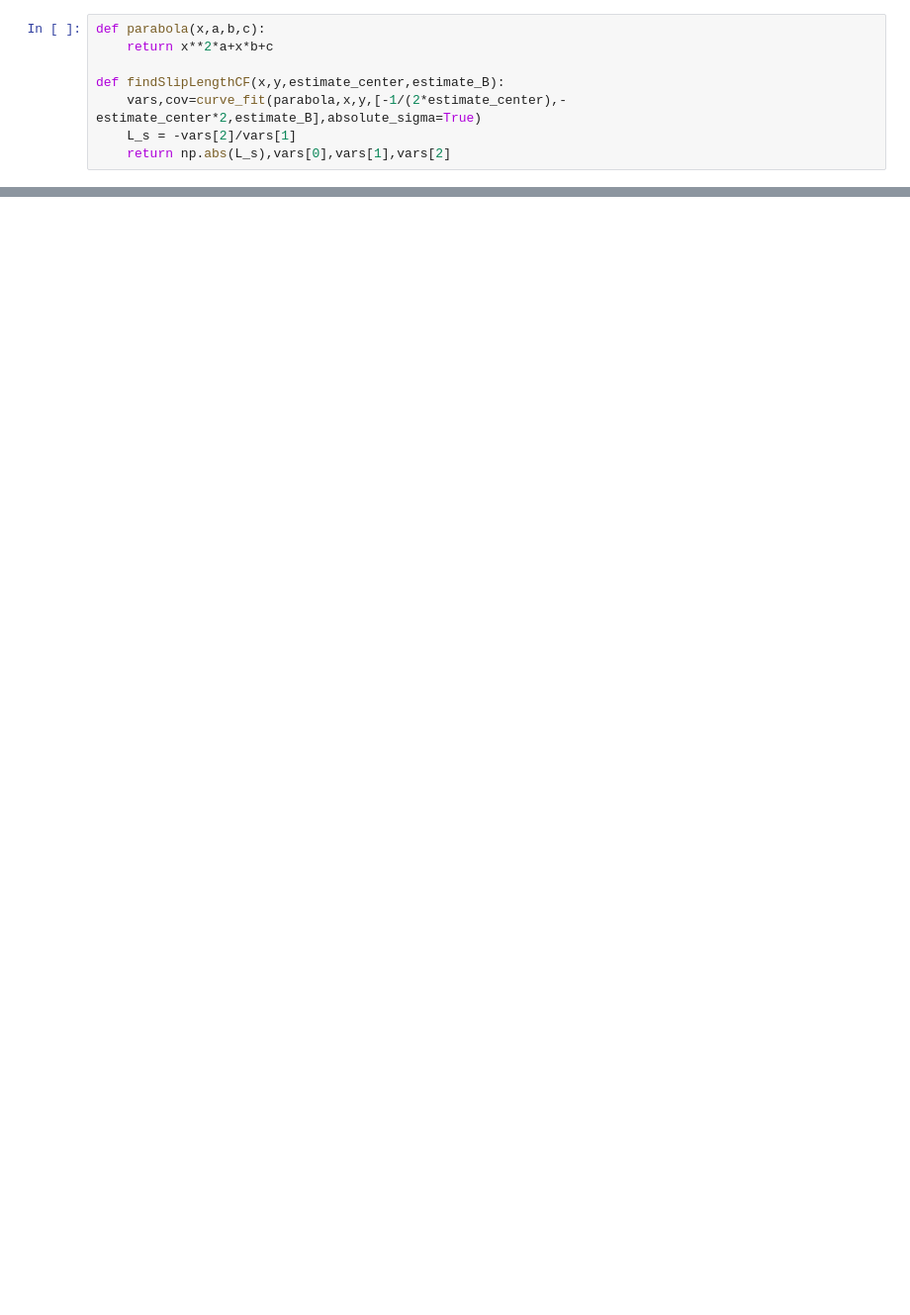
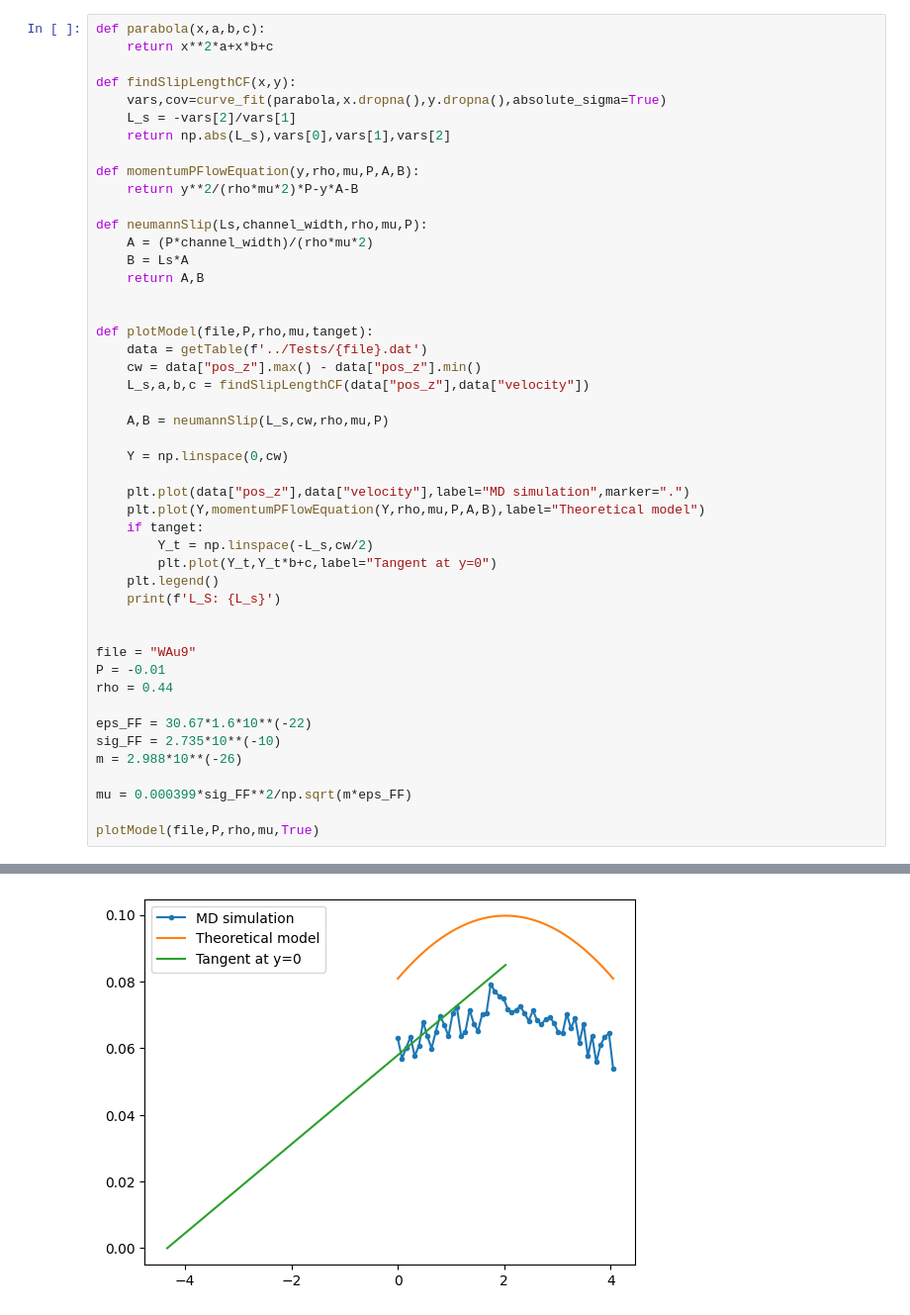
Before and after one commit to Cyandied/MathPhyscisSubjectModuleProject, a Jupyter notebook: MDSimulation/plot.ipynb, the cells around one changed output, grey strips where cells are left out. Shown: that part at 99% size. Saved outputs shown, nothing was run; the diff lists cells and outputs as text; blank space fills up the shorter version.

```diff
--- a/MDSimulation/plot.ipynb
+++ b/MDSimulation/plot.ipynb
@@ -74,8 +92,48 @@ plot(ax,"WAu3","channel width = 15")
-# %%
-def parabola(x,a,b,c):
-    return x**2*a+x*b+c
-
-def findSlipLengthCF(x,y,estimate_center,estimate_B):
-    vars,cov=curve_fit(parabola,x,y,[-1/(2*estimate_center),-estimate_center*2,estimate_B],absolute_sigma=True)
-    L_s = -vars[2]/vars[1]
-    return np.abs(L_s),vars[0],vars[1],vars[2]
+# %%
+def parabola(x,a,b,c):
+    return x**2*a+x*b+c
+
+def findSlipLengthCF(x,y):
+    vars,cov=curve_fit(parabola,x.dropna(),y.dropna(),absolute_sigma=True)
+    L_s = -vars[2]/vars[1]
+    return np.abs(L_s),vars[0],vars[1],vars[2]
+
+def momentumPFlowEquation(y,rho,mu,P,A,B):
+    return y**2/(rho*mu*2)*P-y*A-B
+
+def neumannSlip(Ls,channel_width,rho,mu,P):
+    A = (P*channel_width)/(rho*mu*2)
+    B = Ls*A
+    return A,B
+
+
+def plotModel(file,P,rho,mu,tanget):
+    data = getTable(f'../Tests/{file}.dat')
+    cw = data["pos_z"].max() - data["pos_z"].min()
+    L_s,a,b,c = findSlipLengthCF(data["pos_z"],data["velocity"])
+
+    A,B = neumannSlip(L_s,cw,rho,mu,P)
+
+    Y = np.linspace(0,cw)
+
+    plt.plot(data["pos_z"],data["velocity"],label="MD simulation",marker=".")
+    plt.plot(Y,momentumPFlowEquation(Y,rho,mu,P,A,B),label="Theoretical model")
+    if tanget:
+        Y_t = np.linspace(-L_s,cw/2)
+        plt.plot(Y_t,Y_t*b+c,label="Tangent at y=0")
+    plt.legend()
+    print(f'L_S: {L_s}')
+
+
+file = "WAu9"
+P = -0.01
+rho = 0.44
+
+eps_FF = 30.67*1.6*10**(-22)
+sig_FF = 2.735*10**(-10)
+m = 2.988*10**(-26)
+
+mu = 0.000399*sig_FF**2/np.sqrt(m*eps_FF)
+
+plotModel(file,P,rho,mu,True)
+# %% [output]
@@ -81,0 +141 @@ def findSlipLengthCF(x,y,estimate_center,estimate_B):
+[figure, added]
```
Also changed, not shown: parts of 2 cells of this notebook, 2 other files.
